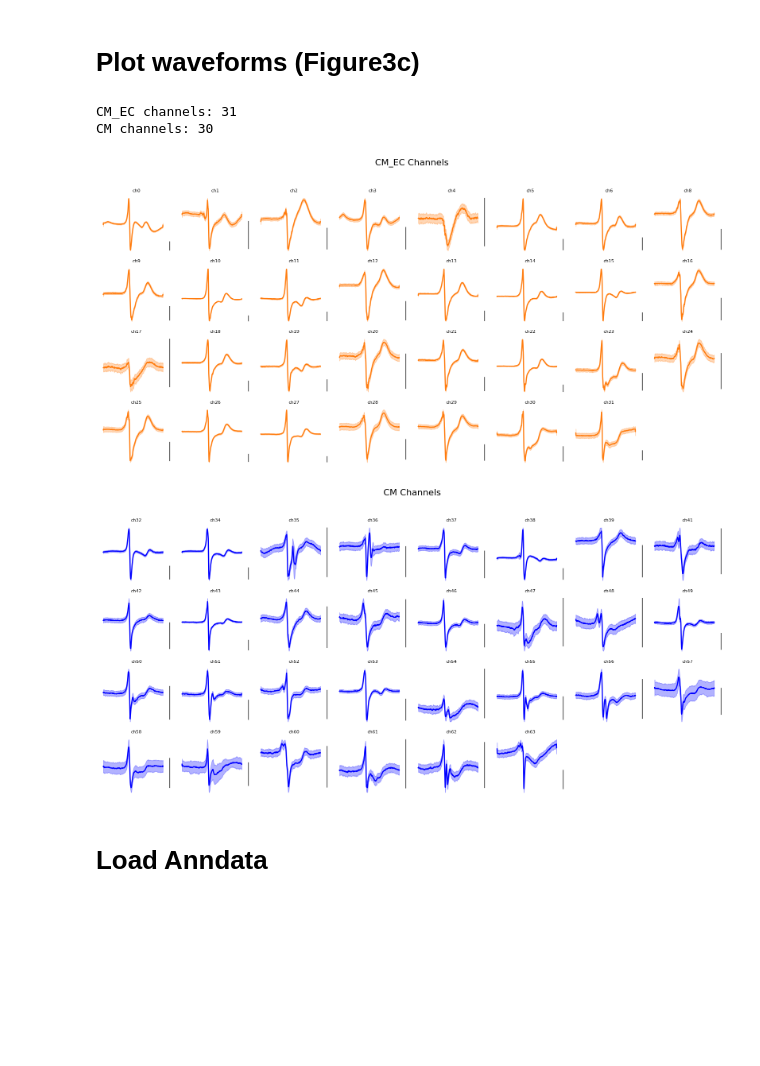
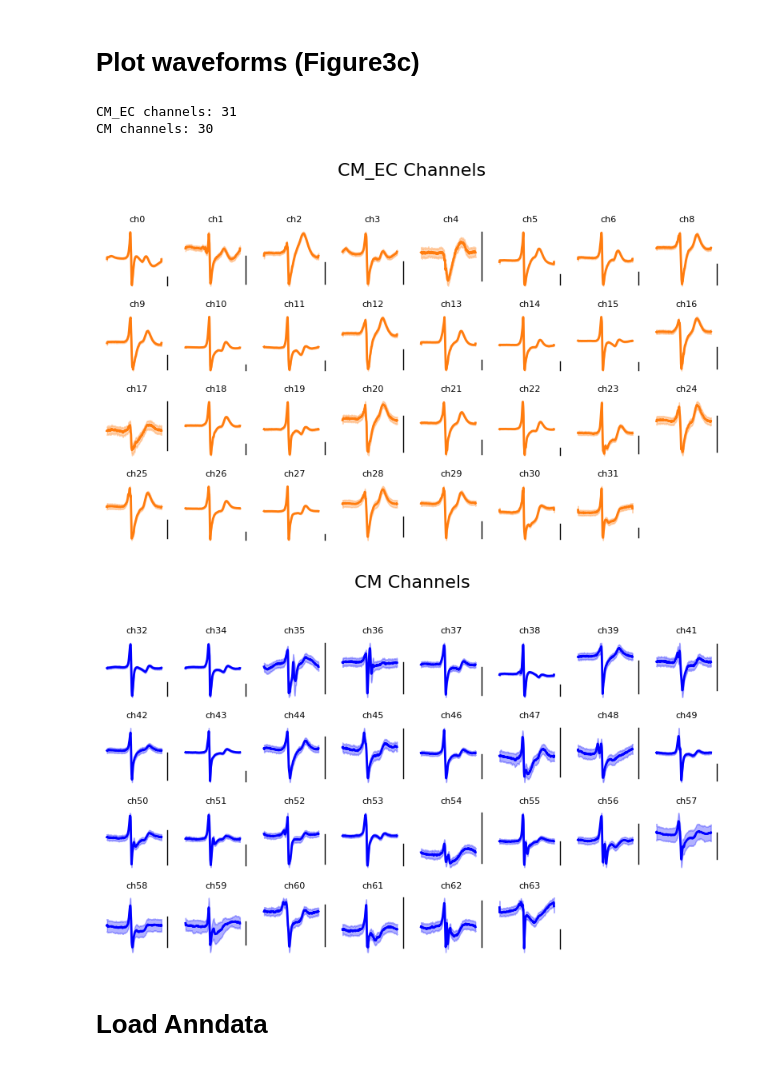
Before and after one commit to LiuLab-Bioelectronics-Harvard/Graphene_seq, a Jupyter notebook: notebooks/Figure3.ipynb, the cells around one changed output. Cells and saved outputs as stored; diff of their text form; code cells hidden in the pictures; blank space fills up the shorter version.

```diff
--- a/notebooks/Figure3.ipynb
+++ b/notebooks/Figure3.ipynb
@@ -17,54 +12,46 @@ data_path = '../SourceData/Figure3/'
 # %% [markdown]
 # Plot waveforms (Figure3c)
 # %%
-# Load the saved .npz file (run this first to load your data)
 loaded_data = np.load(data_path + "Figure3c_waveforms.npz", allow_pickle=True)
 
-# Extract stored arrays
-mean_waveforms = loaded_data["mean_waveforms"].item()  # Convert back to dictionary
-std_waveforms = loaded_data["std_waveforms"].item()    # Convert back to dictionary
+mean_waveforms = loaded_data["mean_waveforms"].item()
+std_waveforms = loaded_data["std_waveforms"].item()
 channels = loaded_data["channels"]
 regions = loaded_data["regions"]
 
-# Create lists to store channels by region
 cm_ec_channels = []
 cm_channels = []
 
-# Sort channels by region
 for i, (channel, region) in enumerate(regions):
     if region == "CM_EC":
         cm_ec_channels.append(channel)
     elif region == "CM":
         cm_channels.append(channel)
 
-# Print summary
 print(f"CM_EC channels: {len(cm_ec_channels)}")
 print(f"CM channels: {len(cm_channels)}")
 
-# Define grid layout
 a = 4  # number of rows
 b = 8  # number of columns
 
 # Plot CM_EC channels
-c = 1  # initialize plot counter
-fig = plt.figure(figsize=(16, 8))
+c = 1
+fig = plt.figure(figsize=(8, 5))
 plt.suptitle("CM_EC Channels", fontsize=16)
 
 for ch in cm_ec_channels:
-    if c > a*b:  # Skip if we've filled the grid
+    if c > a*b:
         break
 
     plt.subplot(a, b, c)
     plt.title(f'{ch}', fontsize=8)
 
-    # Plot with orange color for CM_EC
     plt.plot(mean_waveforms[ch], color='#ff7c0e', linewidth=2)
     plt.fill_between(np.arange(len(mean_waveforms[ch])),
                      mean_waveforms[ch] - std_waveforms[ch],
                      mean_waveforms[ch] + std_waveforms[ch],
                      color='#ff7c0e', alpha=0.3)
 
-    # Format axes
     ax = plt.gca()
     ax.spines['top'].set_visible(False)
     ax.spines['right'].set_visible(False)
@@ -75,60 +62,55 @@ for ch in cm_ec_channels:
     ax.set_yticks([])
     ax.set_yticklabels([])
 
-    # Add vertical scale bar
     scale_y = [np.min(mean_waveforms[ch]), np.min(mean_waveforms[ch]) + 20]
-    scale_x = [10000, 10000]  # Adjust the x position of the scale bar
+    scale_x = [10000, 10000]
     ax.plot(scale_x, scale_y, 'k-', linewidth=1)
 
     c = c + 1
 
-plt.tight_layout(rect=[0, 0, 1, 0.95])  # Make room for the title
+plt.tight_layout(rect=[0, 0, 1, 0.95])
 plt.show()
 
-# Plot CM channels
-c = 1  # reset plot counter
-fig = plt.figure(figsize=(16, 8))
+c = 1
+fig = plt.figure(figsize=(8, 5))
 plt.suptitle("CM Channels", fontsize=16)
 
 for ch in cm_channels:
-    if c > a*b:  # Skip if we've filled the grid
+    if c > a*b:
         break
 
     plt.subplot(a, b, c)
     plt.title(f'{ch}', fontsize=8)
 
-    # Plot with blue color for CM
     plt.plot(mean_waveforms[ch], color='blue', linewidth=2)
     plt.fill_between(np.arange(len(mean_waveforms[ch])),
                      mean_waveforms[ch] - std_waveforms[ch],
                      mean_waveforms[ch] + std_waveforms[ch],
                      color='blue', alpha=0.3)
 
-    # Format axes
     ax = plt.gca()
     ax.spines['top'].set_visible(False)
     ax.spines['right'].set_visible(False)
     ax.spines['left'].set_visible(False)
     ax.spines['bottom'].set_visible(False)
     ax.set_xticks([])
     ax.set_xticklabels([])
     ax.set_yticks([])
     ax.set_yticklabels([])
 
-    # Add vertical scale bar
     scale_y = [np.min(mean_waveforms[ch]), np.min(mean_waveforms[ch]) + 20]
-    scale_x = [10000, 10000]  # Adjust the x position of the scale bar
+    scale_x = [10000, 10000]
     ax.plot(scale_x, scale_y, 'k-', linewidth=1)
 
     c = c + 1
 
-plt.tight_layout(rect=[0, 0, 1, 0.95])  # Make room for the title
+plt.tight_layout(rect=[0, 0, 1, 0.95])
 plt.show()
 # %% [output]
 CM_EC channels: 31
 CM channels: 30
-[figure, old version]
+[figure, new version]
-[figure, old version]
+[figure, new version]
 # %% [markdown]
 # Load Anndata
 # %%
```
Also changed, not shown: parts of 16 cells of this notebook, 20 other files.
